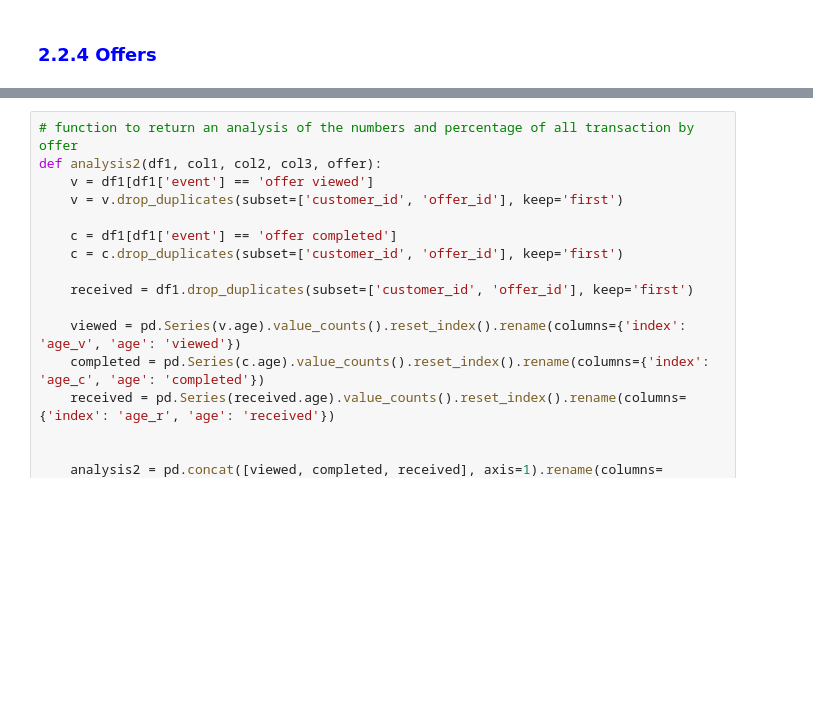
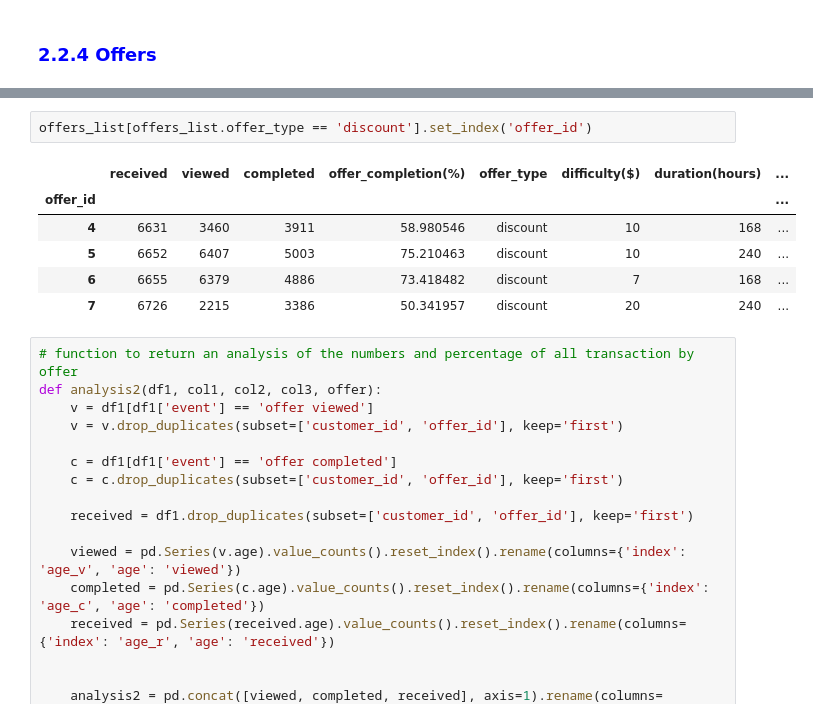
Before and after one commit to salitr/starbucks_offers_analysis, a Jupyter notebook: Starbucks_Capstone_notebook.ipynb, the cells around one changed output, grey strips where cells are left out. Cells and saved outputs as stored; diff of their text form; blank space fills up the shorter version.

```diff
--- a/Starbucks_Capstone_notebook.ipynb
+++ b/Starbucks_Capstone_notebook.ipynb
@@ -2065,3 +2104,12 @@ Consider using IPython.display.IFrame instead
+# %%
+offers_list[offers_list.offer_type == 'discount'].set_index('offer_id')
+# %% [output]
+|  | received | viewed | completed | offer_completion(%) | offer_type | difficulty($) | duration(hours) | ... |
+| offer_id |  |  |  |  |  |  |  | ... |
+| 4 | 6631 | 3460 | 3911 | 58.980546 | discount | 10 | 168 | ... |
+| 5 | 6652 | 6407 | 5003 | 75.210463 | discount | 10 | 240 | ... |
+| 6 | 6655 | 6379 | 4886 | 73.418482 | discount | 7 | 168 | ... |
+| 7 | 6726 | 2215 | 3386 | 50.341957 | discount | 20 | 240 | ... |
 # %%
 # function to return an analysis of the numbers and percentage of all transaction by offer
 def analysis2(df1, col1, col2, col3, offer):
```
Also changed, not shown: parts of 9 cells of this notebook.
